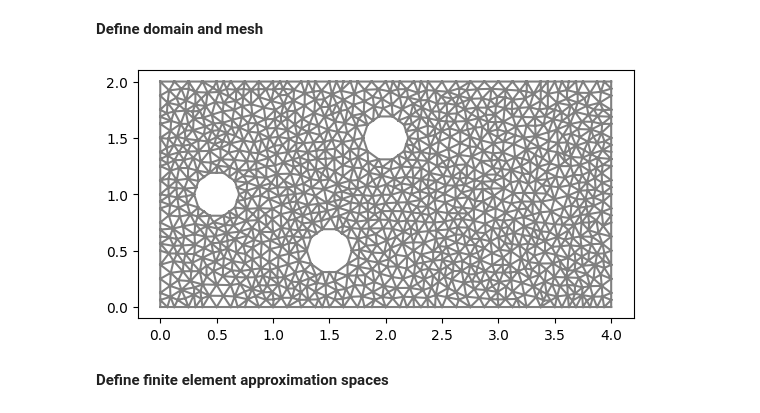
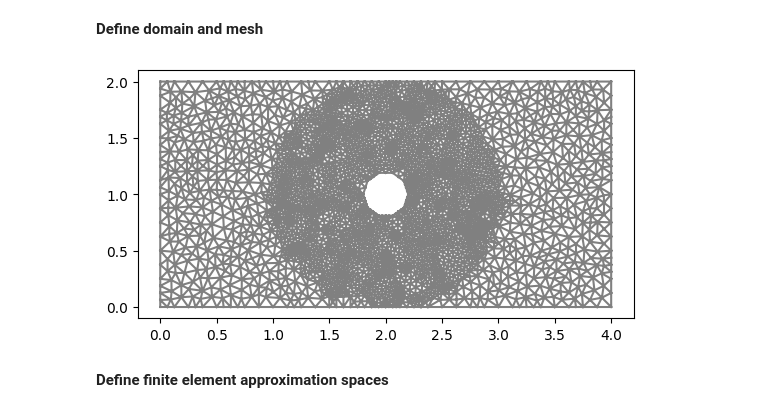
Before and after one commit to paulmyr/DD2365_VT25, a Jupyter notebook: report-Stokes.ipynb, the cells around one changed output. Cells and saved outputs as stored; diff of their text form; code cells hidden in the pictures.

```diff
--- a/report-Stokes.ipynb
+++ b/report-Stokes.ipynb
@@ -105,29 +103,31 @@ and to implement the velocity boundary conditions we use a penalty formulation,
 # %%
 # Define rectangular domain
 L = 4
 H = 2
 
 # Generate mesh (examples with and without a hole in the mesh)
 resolution = 32
 #mesh = RectangleMesh(Point(0.0, 0.0), Point(L, H), L*resolution, H*resolution)
 #mesh = generate_mesh(Rectangle(Point(0.0,0.0), Point(L,H)) - Circle(Point(0.5,0.5*H),0.2), resolution)
-mesh = generate_mesh(Rectangle(Point(0.0,0.0), Point(L,H)) - Circle(Point(1.5,0.25*H),0.2) - Circle(Point(0.5,0.5*H),0.2) - Circle(Point(2.0,0.75*H),0.2), resolution)
+#mesh = generate_mesh(Rectangle(Point(0.0,0.0), Point(L,H)) - Circle(Point(1.5,0.25*H),0.2) - Circle(Point(0.5,0.5*H),0.2) - Circle(Point(2.0,0.75*H),0.2), resolution)
+
+mesh = generate_mesh(Rectangle(Point(0.0,0.0), Point(L,H)) - Circle(Point(0.5*L,0.5*H),0.2), resolution)
 
 # Local mesh refinement (specified by a cell marker)
-no_levels = 0
+no_levels = 1
 for i in range(0,no_levels):
   cell_marker = MeshFunction("bool", mesh, mesh.topology().dim())
   for cell in cells(mesh):
     cell_marker[cell] = False
     p = cell.midpoint()
-    if p.distance(Point(1.5, 0.5)) < 1.0:
+    if p.distance(Point(0.5*L, 0.5*H)) < 1.0:
         cell_marker[cell] = True
   mesh = refine(mesh, cell_marker)
 
 plt.figure()
 plot(mesh)
 plt.show()
 # %% [output]
-[figure, old version]
+[figure, new version]
 # %% [markdown]
 **Define finite element approximation spaces**
```
Also changed, not shown: parts of 6 cells of this notebook.
